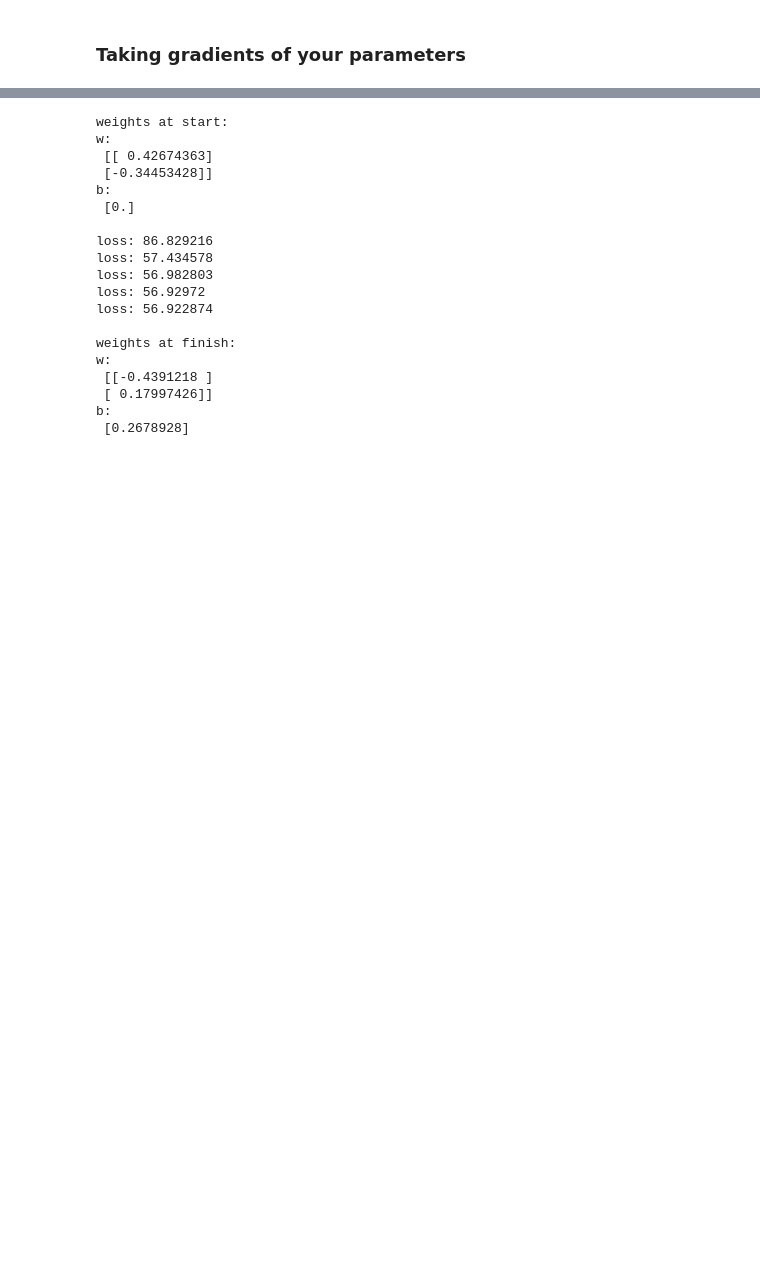
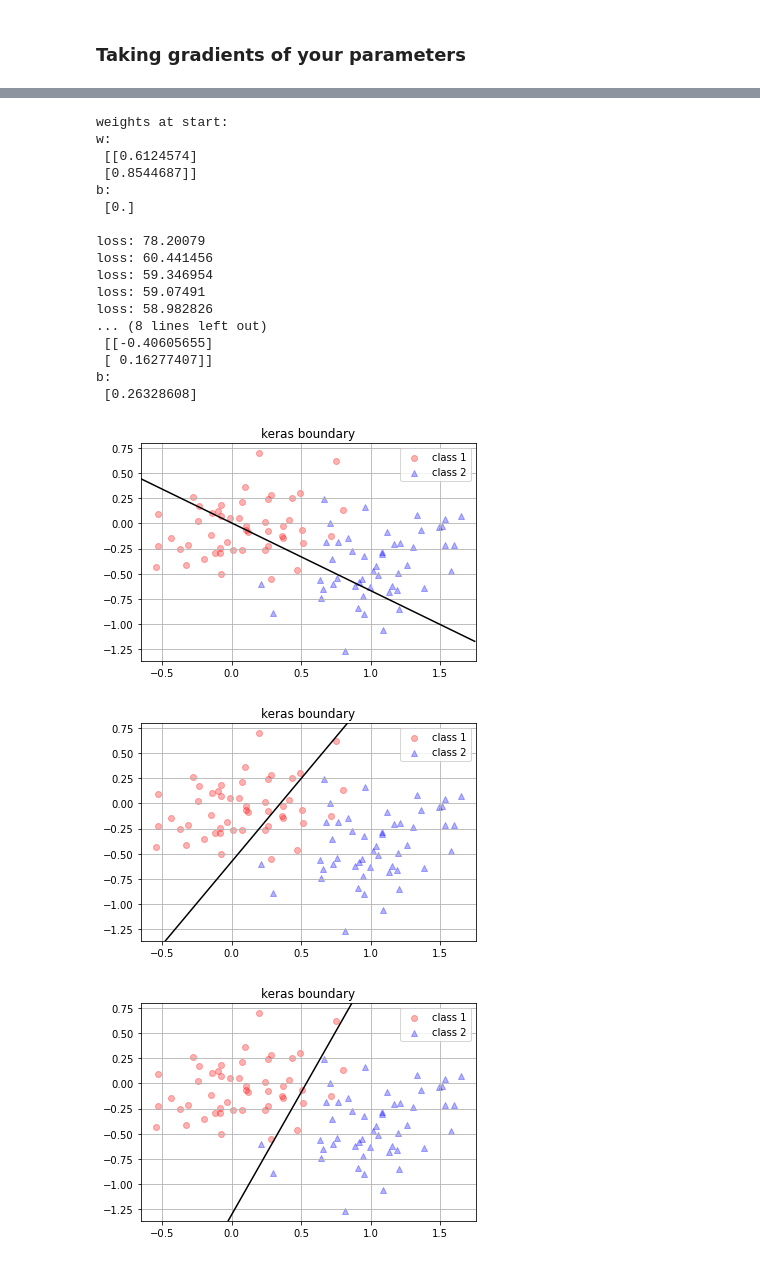
Before and after one commit to enjoy-365/AI_Programming_2022, a Jupyter notebook: week3/3.2) logistic regression.ipynb, the cells around one changed output, grey strips where cells are left out. Cells and saved outputs as stored; diff of their text form; code cells hidden in the pictures; blank space fills up the shorter version.

Commit message:
keras drawing iteration modified

```diff
--- a/week3/3.2) logistic regression.ipynb
+++ b/week3/3.2) logistic regression.ipynb
@@ -400,44 +400,46 @@ def tf_get_loss(labels, fs):
     loss_val = -1*tf.math.reduce_sum(labels*tf.math.log(fs) + (1 - labels)*tf.math.log(1 - fs))
     return loss_val
 
 layer = tf.keras.layers.Dense(units=1, activation='sigmoid')
 n_iteration = 500
 step_size = 0.001
 reg_const = 0.05
 for iiter in range(n_iteration):
     with tf.GradientTape() as tape:
         ys = layer(x_train)   # weights are initialized at first call
         loss = tf_get_loss(y_train, tf.transpose(ys)[0])
 
     # Calculate gradients with respect to every trainable variable
     grad = tape.gradient(loss, layer.trainable_variables)
     if iiter == 0:
         print('weights at start:\nw:\n', layer.weights[0].numpy(), '\nb:\n', layer.weights[1].numpy(), '\n')
 
     # Update the weights in our linear layer.
     layer.weights[0].assign(layer.weights[0] - step_size*grad[0] - reg_const*layer.weights[0])
     layer.weights[1].assign(layer.weights[1] - step_size*grad[1])
-    if iiter % 100 == 0:
+    if iiter % 50 == 0:
         print('loss:', loss.numpy())
+        draw_state(layer.weights[0].numpy(), -layer.weights[1].numpy(), data1, data2, 'keras boundary')
 
 print('\nweights at finish:\nw:\n', layer.weights[0].numpy(),'\nb:\n', layer.weights[1].numpy())
 # %% [output]
 weights at start:
 w:
- [[ 0.42674363]
- [-0.34453428]]
+ [[0.6124574]
+ [0.8544687]]
 b:
  [0.]
 
-loss: 86.829216
-loss: 57.434578
-loss: 56.982803
-loss: 56.92972
-loss: 56.922874
-
-weights at finish:
-w:
- [[-0.4391218 ]
- [ 0.17997426]]
+loss: 78.20079
+loss: 60.441456
+loss: 59.346954
+loss: 59.07491
+loss: 58.982826
+... (8 lines left out)
+ [[-0.40605655]
+ [ 0.16277407]]
 b:
- [0.2678928]
+ [0.26328608]
+[figure, added]
+[figure, added]
+[figure, added]
```
Also changed, not shown: parts of 15 cells of this notebook.
